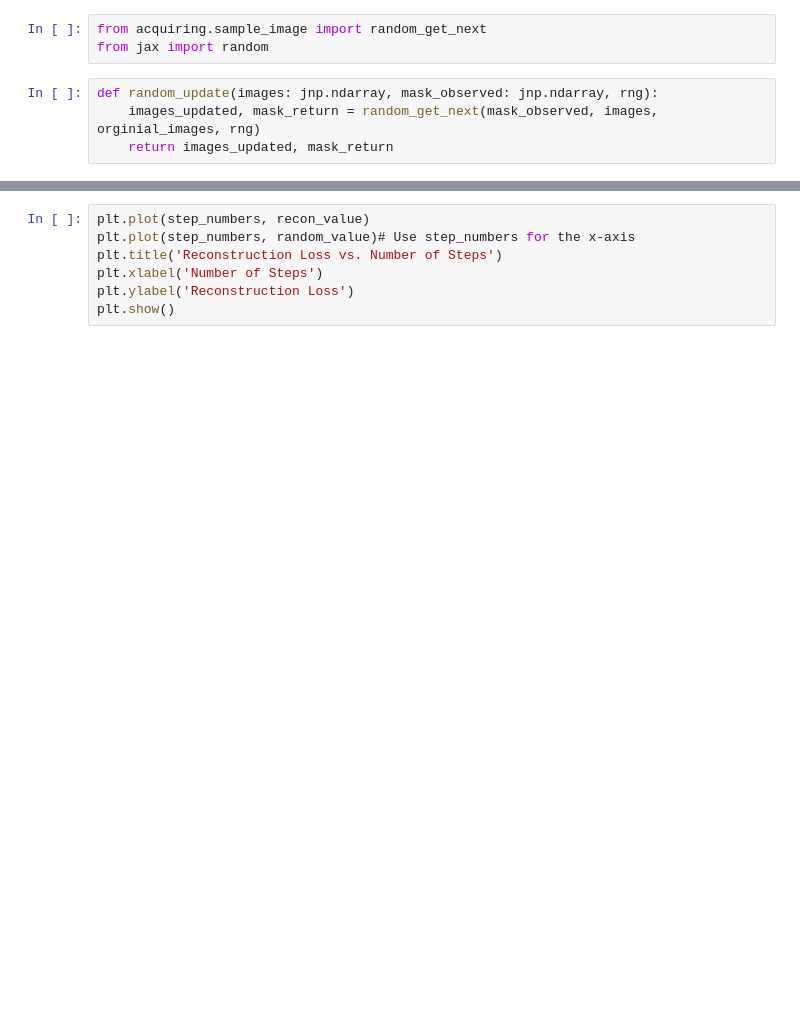
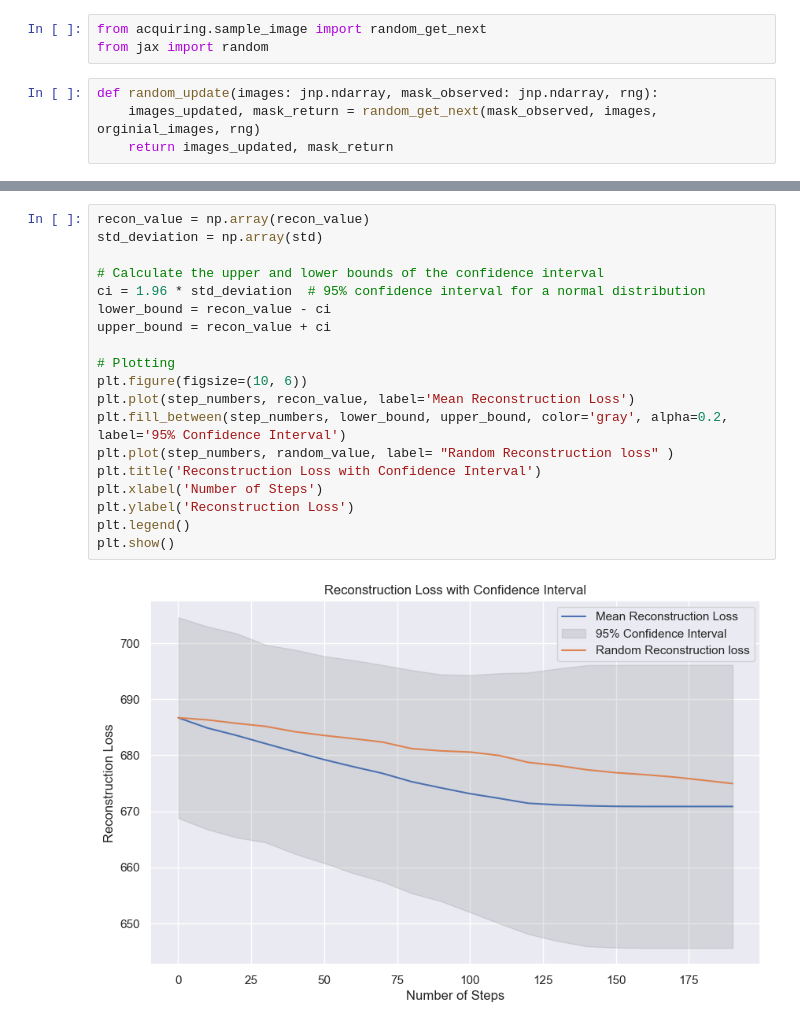
Before and after one commit to KUUUUUUUUz/active-learning, a Jupyter notebook: mnistvae/training_notebook.ipynb, the cells around one changed output, grey strips where cells are left out. Saved outputs shown, nothing was run; the diff lists cells and outputs as text; blank space fills up the shorter version.

```diff
--- a/mnistvae/training_notebook.ipynb
+++ b/mnistvae/training_notebook.ipynb
@@ -337,7 +380,21 @@ while np.any(~mask_observed) and step_counter< max_step:
-# %%
-plt.plot(step_numbers, recon_value)
-plt.plot(step_numbers, random_value)# Use step_numbers for the x-axis
-plt.title('Reconstruction Loss vs. Number of Steps')
-plt.xlabel('Number of Steps')
-plt.ylabel('Reconstruction Loss')
-plt.show()
+# %%
+recon_value = np.array(recon_value)
+std_deviation = np.array(std)
+
+# Calculate the upper and lower bounds of the confidence interval
+ci = 1.96 * std_deviation  # 95% confidence interval for a normal distribution
+lower_bound = recon_value - ci
+upper_bound = recon_value + ci
+
+# Plotting
+plt.figure(figsize=(10, 6))
+plt.plot(step_numbers, recon_value, label='Mean Reconstruction Loss')
+plt.fill_between(step_numbers, lower_bound, upper_bound, color='gray', alpha=0.2, label='95% Confidence Interval')
+plt.plot(step_numbers, random_value, label= "Random Reconstruction loss" )
+plt.title('Reconstruction Loss with Confidence Interval')
+plt.xlabel('Number of Steps')
+plt.ylabel('Reconstruction Loss')
+plt.legend()
+plt.show()
+# %% [output]
+[figure, added]
```
Also changed, not shown: parts of 17 cells of this notebook, 4 other files.
